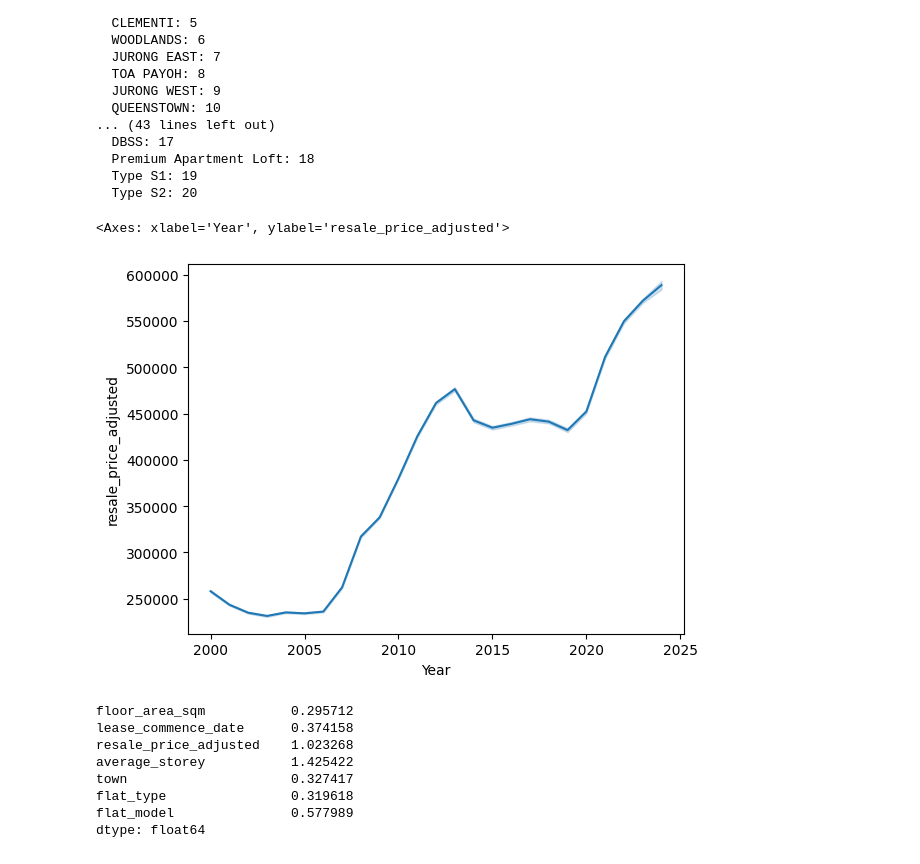
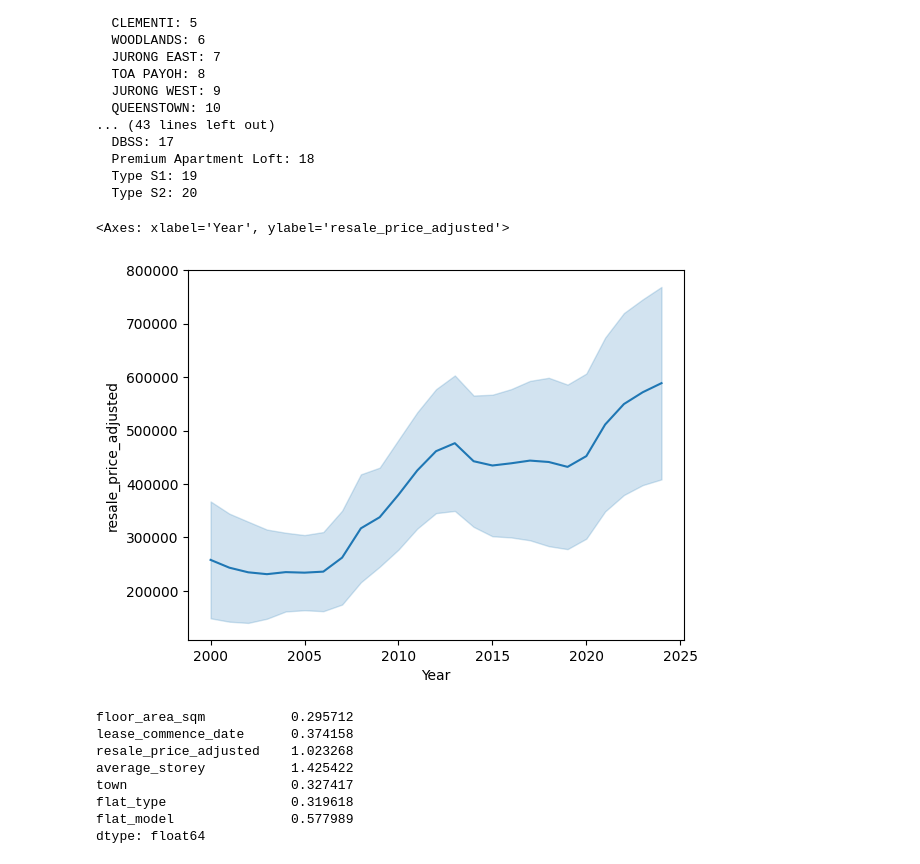
Before and after one commit to KuroInit/HDB-Resale-Price-Predict, a Jupyter notebook: data_prep.ipynb, the cells around one changed output. Saved outputs shown, nothing was run; the diff lists cells and outputs as text; code cells hidden in the pictures.

```diff
--- a/data_prep.ipynb
+++ b/data_prep.ipynb
@@ -474,10 +394,10 @@ town:
   Type S1: 19
   Type S2: 20
 # %%
-sb.lineplot(data = final_data, x='Year', y = 'resale_price_adjusted')
+sb.lineplot(data = final_data, x='Year', y = 'resale_price_adjusted', errorbar='sd')
 # %% [output]
 <Axes: xlabel='Year', ylabel='resale_price_adjusted'>
-[figure, old version]
+[figure, new version]
 # %%
 skewness_values = final_data[['floor_area_sqm', 'lease_commence_date','resale_price_adjusted','average_storey','town','flat_type','flat_model']].skew()
 
```
Also changed, not shown: parts of 5 cells of this notebook.
